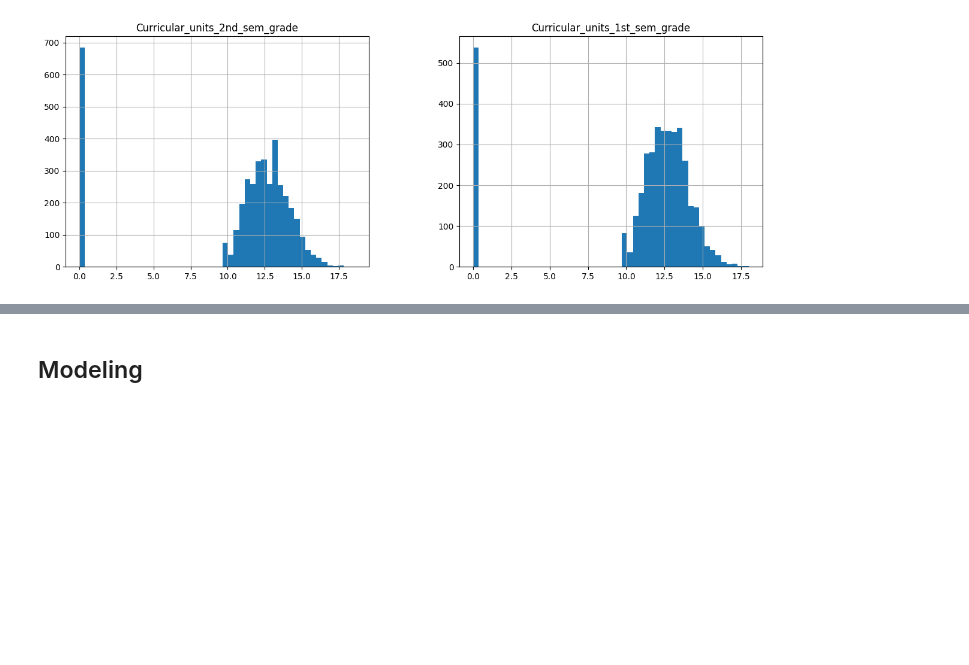
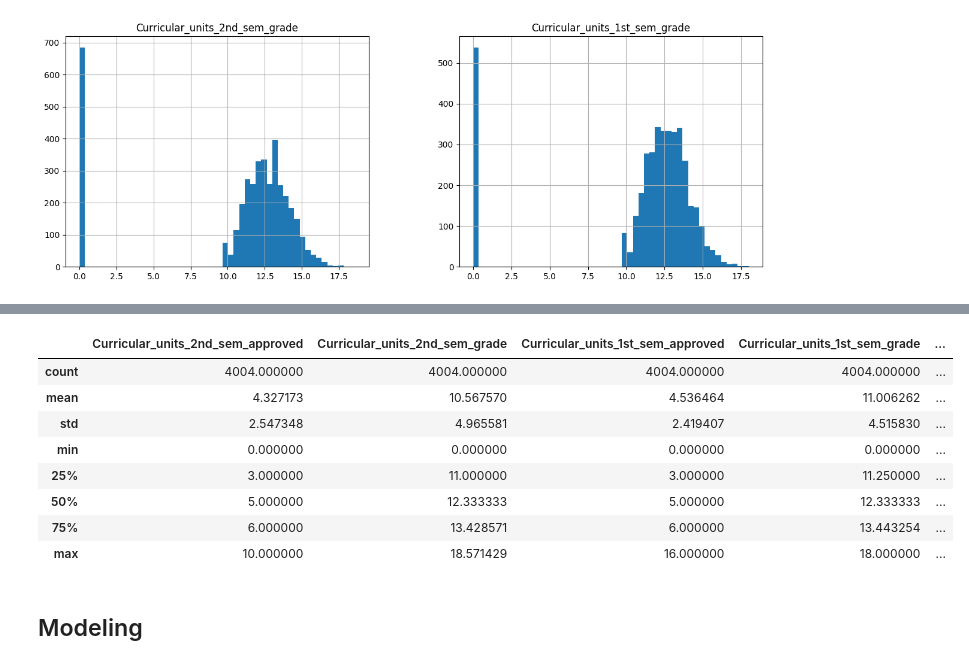
Before and after one commit to rezaafaisal/dropout-classification, a Jupyter notebook: notebook.ipynb, the cells around one changed output, grey strips where cells are left out. Cells and saved outputs as stored; diff of their text form; code cells hidden in the pictures; blank space fills up the shorter version.

```diff
--- a/notebook.ipynb
+++ b/notebook.ipynb
@@ -243,5 +249,17 @@ for column in selected_df.columns.drop(['Status', 'Curricular_units_2nd_sem_grad
 # %%
 selected_df.to_csv("cleaned.csv", index=False)
+# %%
+selected_df.describe()
+# %% [output]
+|  | Curricular_units_2nd_sem_approved | Curricular_units_2nd_sem_grade | Curricular_units_1st_sem_approved | Curricular_units_1st_sem_grade | ... |
+| count | 4004.000000 | 4004.000000 | 4004.000000 | 4004.000000 | ... |
+| mean | 4.327173 | 10.567570 | 4.536464 | 11.006262 | ... |
+| std | 2.547348 | 4.965581 | 2.419407 | 4.515830 | ... |
+| min | 0.000000 | 0.000000 | 0.000000 | 0.000000 | ... |
+| 25% | 3.000000 | 11.000000 | 3.000000 | 11.250000 | ... |
+| 50% | 5.000000 | 12.333333 | 5.000000 | 12.333333 | ... |
+| 75% | 6.000000 | 13.428571 | 6.000000 | 13.443254 | ... |
+| max | 10.000000 | 18.571429 | 16.000000 | 18.000000 | ... |
 # %% [markdown]
 ## Modeling
 # %%
```
Also changed, not shown: parts of 9 cells of this notebook, 4 other files.
